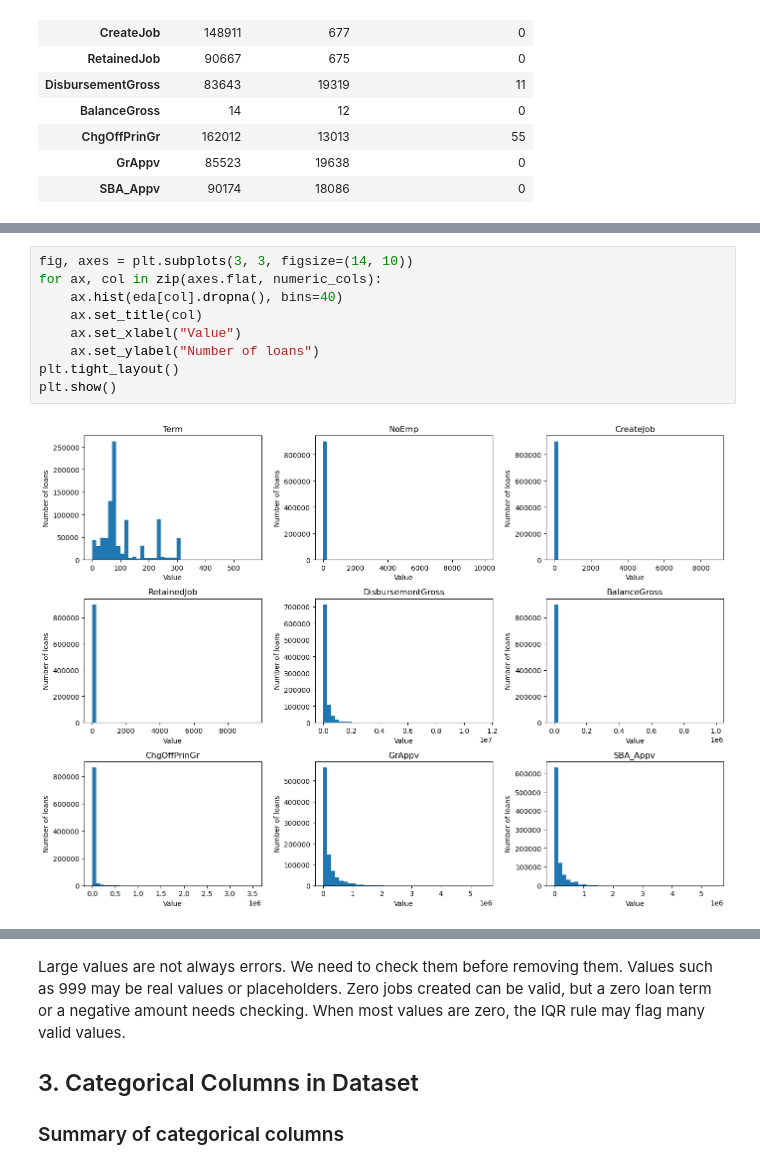
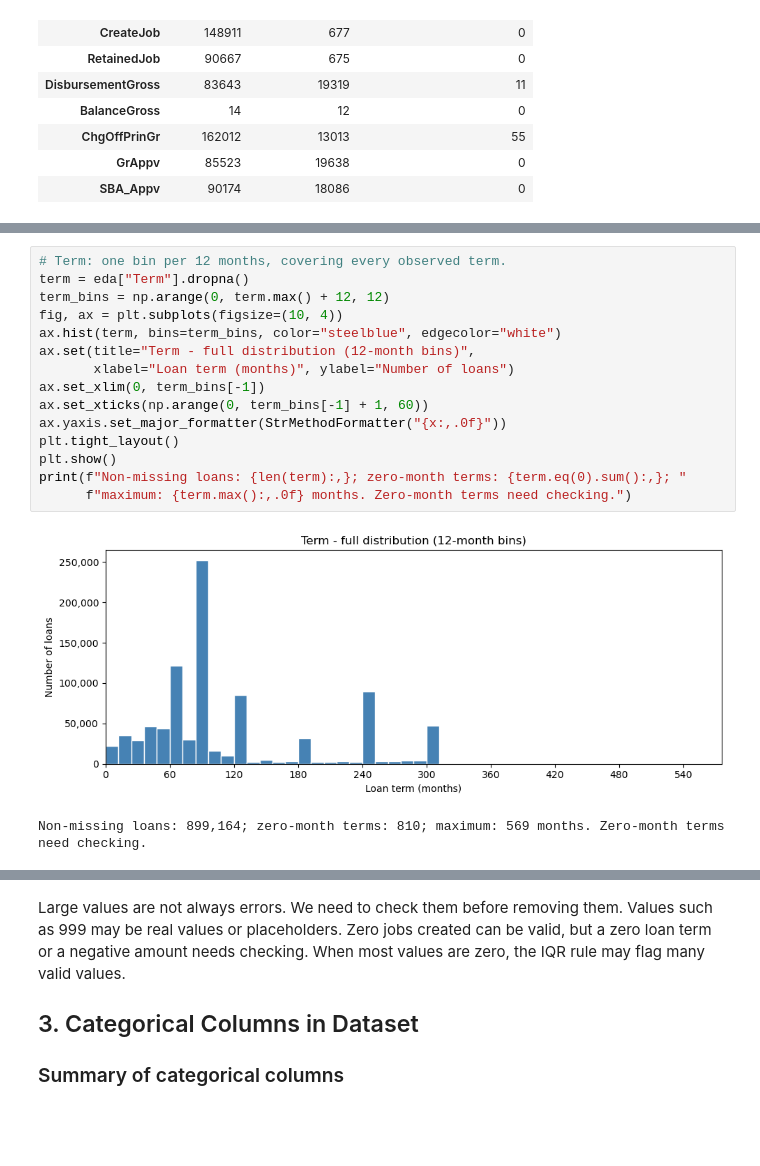
Before and after one commit to NgThanhDat-ne/UongMilo-LoanOrNot, a Jupyter notebook: notebooks/01_collection_exploration.ipynb, the cells around one changed output, grey strips where cells are left out. Drawn from its saved outputs; the diff is of its cells as text; blank space fills up the shorter version.

```diff
--- a/notebooks/01_collection_exploration.ipynb
+++ b/notebooks/01_collection_exploration.ipynb
@@ -279,11 +290,18 @@ The histograms show how values are spread in each numerical column. A long tail
 # %%
-fig, axes = plt.subplots(3, 3, figsize=(14, 10))
-for ax, col in zip(axes.flat, numeric_cols):
-    ax.hist(eda[col].dropna(), bins=40)
-    ax.set_title(col)
-    ax.set_xlabel("Value")
-    ax.set_ylabel("Number of loans")
+# Term: one bin per 12 months, covering every observed term.
+term = eda["Term"].dropna()
+term_bins = np.arange(0, term.max() + 12, 12)
+fig, ax = plt.subplots(figsize=(10, 4))
+ax.hist(term, bins=term_bins, color="steelblue", edgecolor="white")
+ax.set(title="Term - full distribution (12-month bins)",
+       xlabel="Loan term (months)", ylabel="Number of loans")
+ax.set_xlim(0, term_bins[-1])
+ax.set_xticks(np.arange(0, term_bins[-1] + 1, 60))
+ax.yaxis.set_major_formatter(StrMethodFormatter("{x:,.0f}"))
 plt.tight_layout()
 plt.show()
+print(f"Non-missing loans: {len(term):,}; zero-month terms: {term.eq(0).sum():,}; "
+      f"maximum: {term.max():,.0f} months. Zero-month terms need checking.")
 # %% [output]
-[figure, old version]
+[figure, new version]
+Non-missing loans: 899,164; zero-month terms: 810; maximum: 569 months. Zero-month terms need checking.
```
Also changed, not shown: parts of 10 cells of this notebook, 1 other file.
